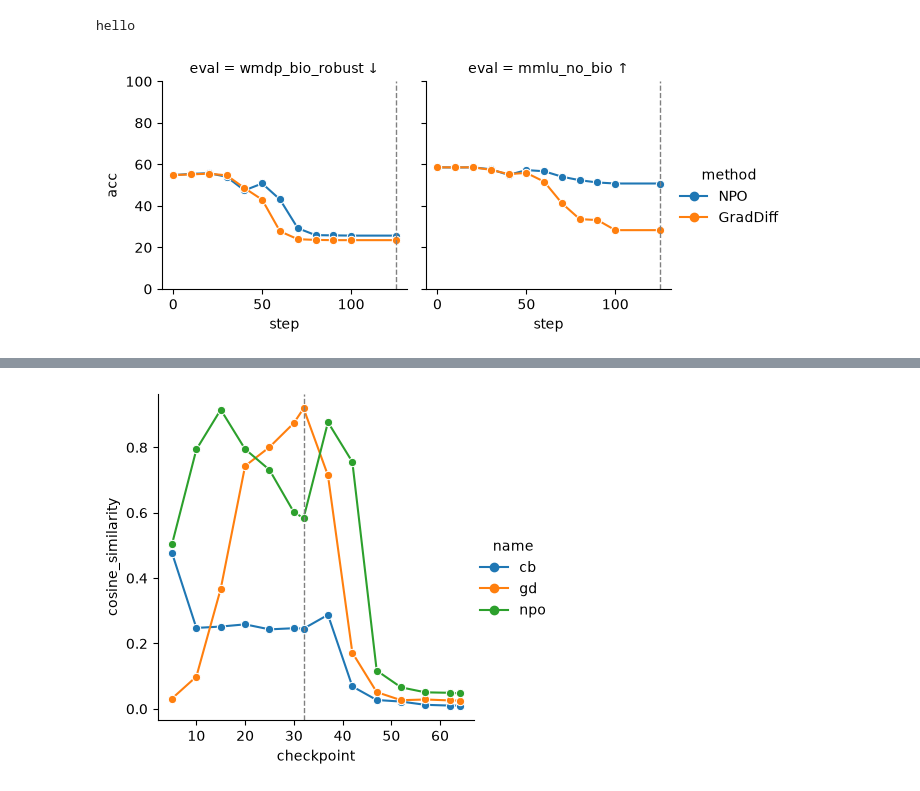
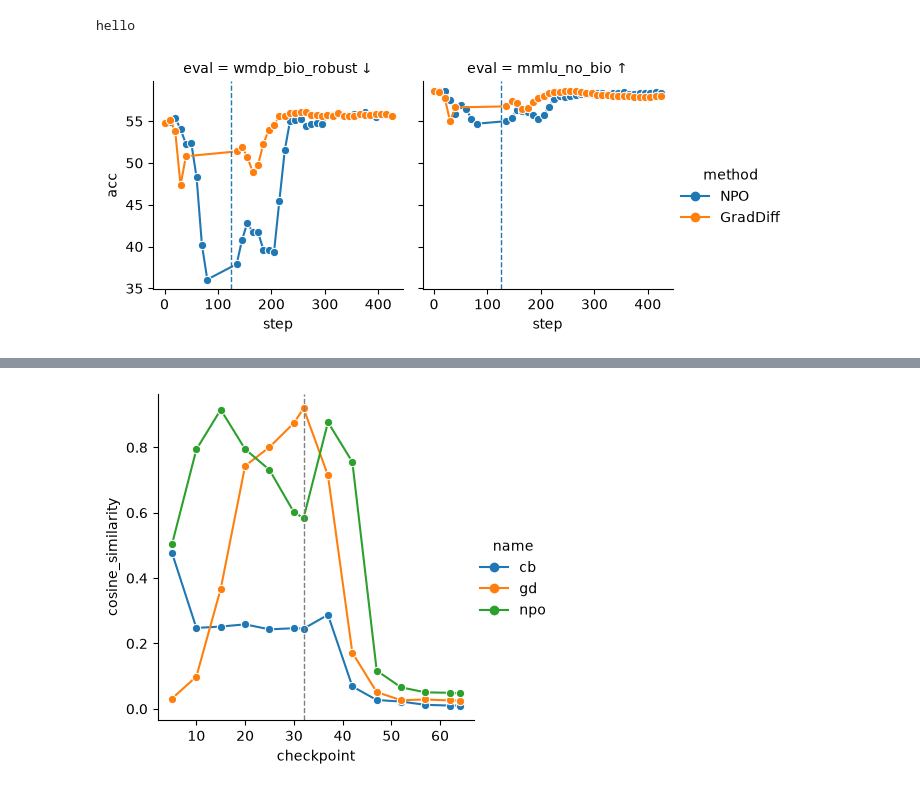
Before and after one commit to marawangamal/lilpipe, a Jupyter notebook: examples/tamper-resistance/scripts/analysis.ipynb, the cells around one changed output, grey strips where cells are left out. Drawn from its saved outputs; the diff is of its cells as text; code cells hidden in the pictures.

```diff
--- a/examples/tamper-resistance/scripts/analysis.ipynb
+++ b/examples/tamper-resistance/scripts/analysis.ipynb
@@ -143,7 +143,7 @@ configs = [
     },
     {
         "path": "../artifacts/mila/evals/z7b-wmdp-bio-lora-unlearn-npo-relearn",
-        "init": "../artifacts/mila/evals/z7b-wmdp-bio-lora-unlearn-npo/checkpoint-100",
+        # "init": "../artifacts/mila/evals/z7b-wmdp-bio-lora-unlearn-npo/checkpoint-80",
         "stage": "Relearn",
         "method": "NPO",
         "offset": midpoint,
@@ -157,7 +157,7 @@ configs = [
     },
     {
         "path": "../artifacts/mila/evals/z7b-wmdp-bio-lora-unlearn-gd-relearn",
-        "init": "../artifacts/mila/evals/z7b-wmdp-bio-lora-unlearn-gd/checkpoint-100",
+        # "init": "../artifacts/mila/evals/z7b-wmdp-bio-lora-unlearn-gd/checkpoint-60",
         "stage": "Relearn",
         "method": "GradDiff",
         "offset": midpoint,
@@ -324,33 +324,37 @@ for config in configs:
     checkpoints.sort(key=lambda p: int(os.path.basename(p).split("-")[-1]))
 
     for checkpoint in checkpoints:
         step = int(os.path.basename(checkpoint).split("-")[-1]) + config["offset"]
         for task in get_tasks(checkpoint):
             rows.append(
                 {
                     "stage": config["stage"],
                     "method": config["method"],
                     "step": step,
                     "eval": task["name"],
                     "acc": task["acc"],
                 }
             )
 
 df = pd.DataFrame(rows)
 
 g = sns.relplot(
     data=df,
     x="step",
     y="acc",
     col="eval",
     hue="method",
     kind="line",
     height=3,
     marker="o",
-    facet_kws={"ylim": (0, 100)},
+    # facet_kws={"ylim": (10, 60)},
 )
 
 for ax in g.axes.flat:
-    ax.axvline(midpoint, color="gray", linestyle="--", linewidth=1)
+    ax.axvline(midpoint, color="C0", linestyle="--", linewidth=1)
+
+# for ax in g.axes.flat:
+#     ax.axvline(80, color="C0", linestyle="--", linewidth=1)
+#     ax.axvline(60, color="C1", linestyle="--", linewidth=1)
 # %% [output]
-[figure, old version]
+[figure, new version]
```
Also changed, not shown: parts of 1 cell of this notebook, 4 other files.
